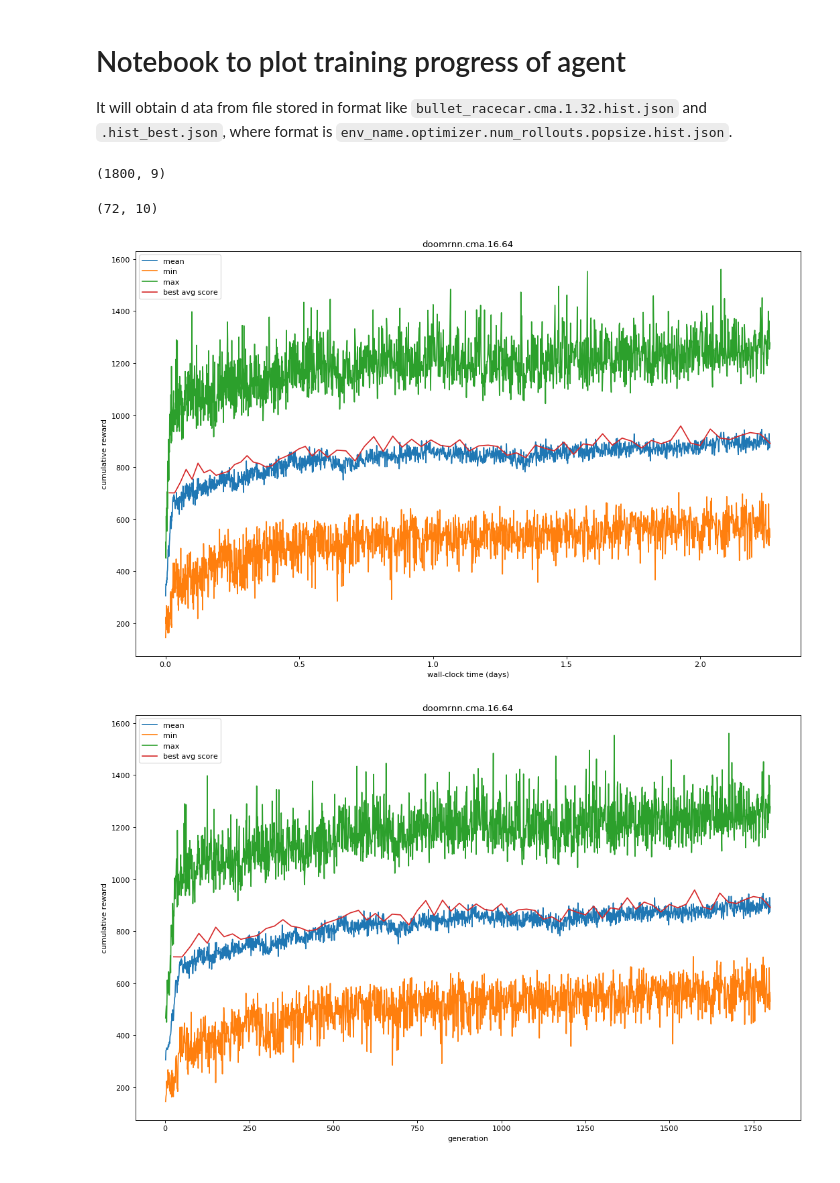
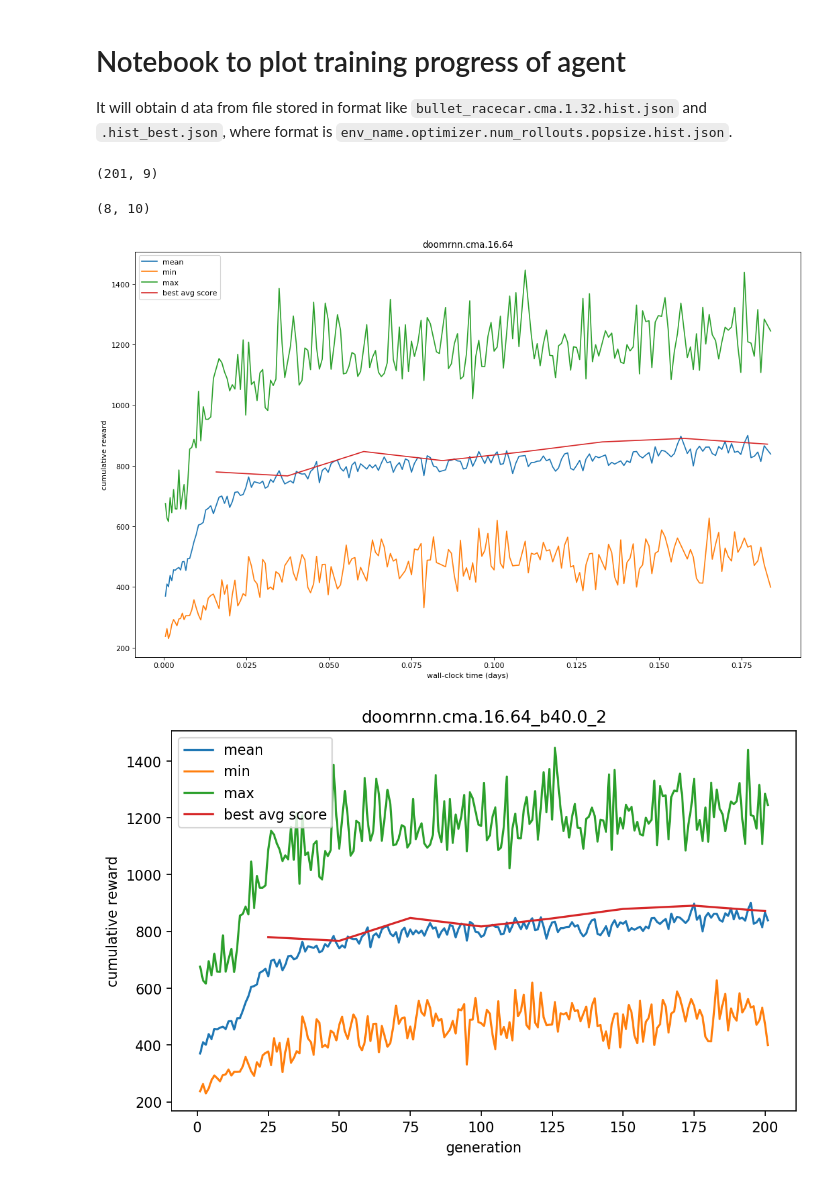
Before and after one commit to beeperman/WorldModelsExperiments, a Jupyter notebook: doomrnn/plot_training_progress.ipynb, the cells around one changed output. Drawn from its saved outputs; the diff is of its cells as text; code cells hidden in the pictures.

```diff
--- a/doomrnn/plot_training_progress.ipynb
+++ b/doomrnn/plot_training_progress.ipynb
@@ -15,16 +15,19 @@ num_rollouts = 16 # number of rollouts that are averaged over an episode
 popsize = 64
 # %%
 file_base = env_name+'.'+optimizer+'.'+str(num_rollouts)+'.'+str(popsize)
-filename = os.path.join('log', file_base+'.hist.json')
+#filename = os.path.join('log', file_base+'.hist.json')
+name = "_b40.0_2"
+filename = os.path.join('beta_log', file_base+name+'.hist.json')
 with open(filename, 'r') as f:
   raw_data = json.load(f)
 data = np.array(raw_data)
 print(data.shape)
 # %% [output]
-(1800, 9)
+(201, 9)
 # %%
 file_base = env_name+'.'+optimizer+'.'+str(num_rollouts)+'.'+str(popsize)
-filename = os.path.join('log', file_base+'.hist_best.json')
+#filename = os.path.join('log', file_base+'.hist_best.json')
+filename = os.path.join('beta_log', file_base+name+'.hist_best.json')
 with open(filename, 'r') as f:
   raw_data = json.load(f)
 raw_best_data = np.array(raw_data)
@@ -34,7 +37,7 @@ for bdata in raw_best_data:
   best_data.append([float(bdata[0]), float(bdata[1]), float(bdata[5]), float(bdata[9])])
 best_data = np.array(best_data)
 # %% [output]
-(72, 10)
+(8, 10)
 # %%
 fig=plt.figure(figsize=(16, 10), dpi= 80, facecolor='w', edgecolor='k')
 line_mean, = plt.plot(data[:, 1]/(60*24*60), data[:, 2])
@@ -48,18 +51,18 @@ plt.title(file_base)
 plt.savefig(file_base+".wall.svg")
 plt.show()
 # %% [output]
-[figure, old version]
+[figure, new version]
 # %%
-fig=plt.figure(figsize=(16, 10), dpi= 80, facecolor='w', edgecolor='k')
+fig=plt.figure(figsize=(8, 5), dpi= 160, facecolor='w', edgecolor='k')
 line_mean, = plt.plot(data[:, 0], data[:, 2])
 line_min, = plt.plot(data[:, 0], data[:, 3])
 line_max, = plt.plot(data[:, 0], data[:, 4])
 line_best, = plt.plot(best_data[:, 0], best_data[:, 2])
 plt.legend([line_mean, line_min, line_max, line_best], ['mean', 'min', 'max', 'best avg score'])
 plt.xlabel('generation')
 plt.ylabel('cumulative reward')
-plt.title(file_base)
+plt.title(file_base+name)
 plt.savefig(file_base+".svg")
 plt.show()
 # %% [output]
-[figure, old version]
+[figure, new version]
```
Also changed, not shown: 24 other files.
